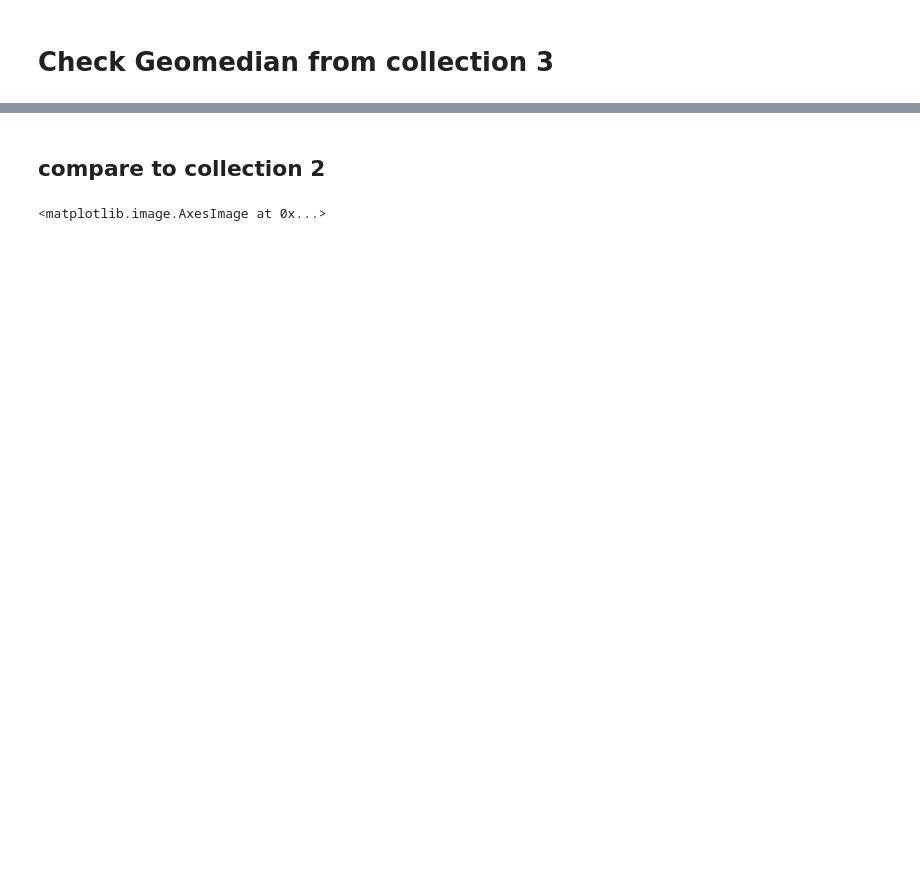
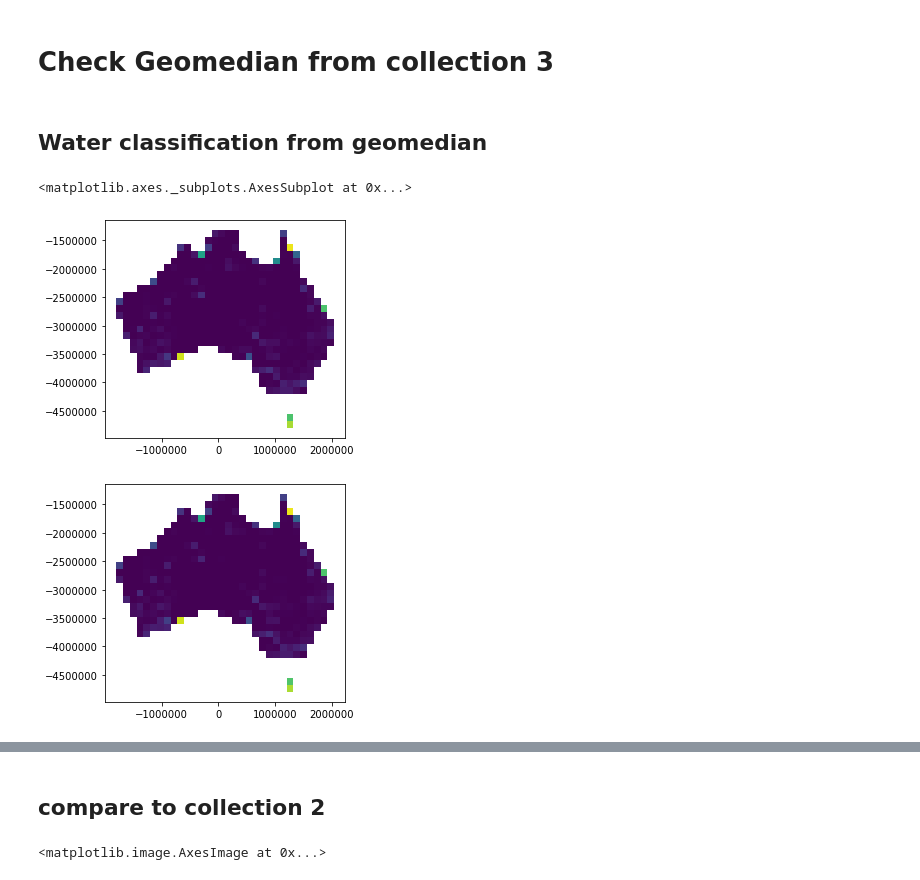
Before and after one commit to fangfy/dea-projects, a Jupyter notebook: collection_upgrade_gm/Geomedian collection 3.ipynb, the cells around one changed output, grey strips where cells are left out. Saved outputs shown, nothing was run; the diff lists cells and outputs as text; code cells hidden in the pictures; blank space fills up the shorter version.

```diff
--- a/collection_upgrade_gm/Geomedian collection 3.ipynb
+++ b/collection_upgrade_gm/Geomedian collection 3.ipynb
@@ -18,9 +18,11 @@ from shapely import geometry
 def tile_id_to_shape(tile_id):
     tile_x = float(tile_id.split('_')[1])
     tile_y = float(tile_id.split('_')[3])
-    minx, maxx = tile_x*6000,tile_x*6000+12000
-    maxy, miny = tile_y*6000,tile_y*6000-12000
+    minx, maxx = tile_x*60000,tile_x*60000+120000
+    maxy, miny = tile_y*60000,tile_y*60000-120000
     return geometry.box(minx, miny, maxx, maxy)
+# %% [markdown]
+## Water classification from geomedian
 # %%
 # compare wofs output
 
@@ -30,3 +33,12 @@ diff=diff[diff[' overlap']>=1.]
 shapes = diff.tile_id.apply(tile_id_to_shape)
 diff_shapes = gpd.GeoDataFrame(diff)
 diff_shapes['geometry'] = shapes
+# %%
+# extract land
+thresh=0.1
+diff_shapes[diff_shapes['waterfrac_c3']<thresh].plot(column='waterfrac_c3', vmin=0, vmax=thresh)
+diff_shapes[diff_shapes['waterfrac_c2']<thresh].plot(column='waterfrac_c2', vmin=0, vmax=thresh)
+# %% [output]
+<matplotlib.axes._subplots.AxesSubplot at 0x...>
+[figure, added]
+[figure, added]
```
Also changed, not shown: parts of 24 cells of this notebook.
